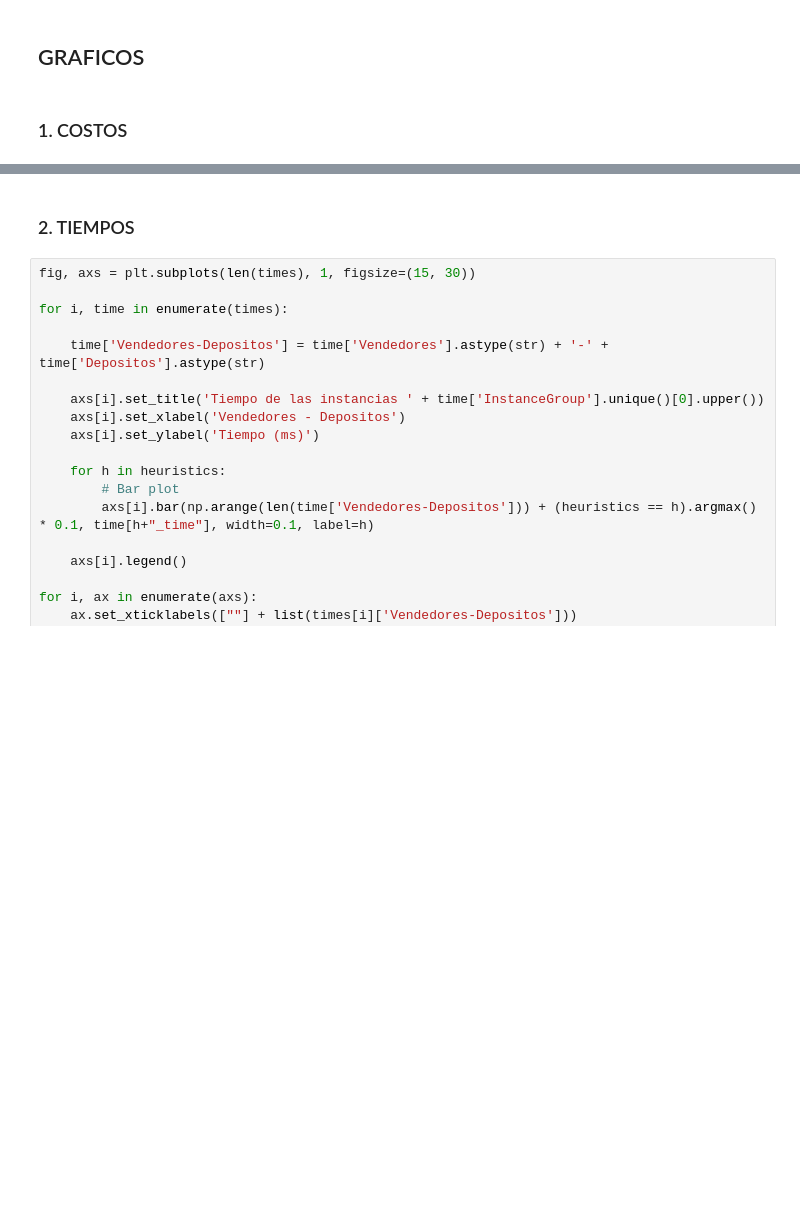
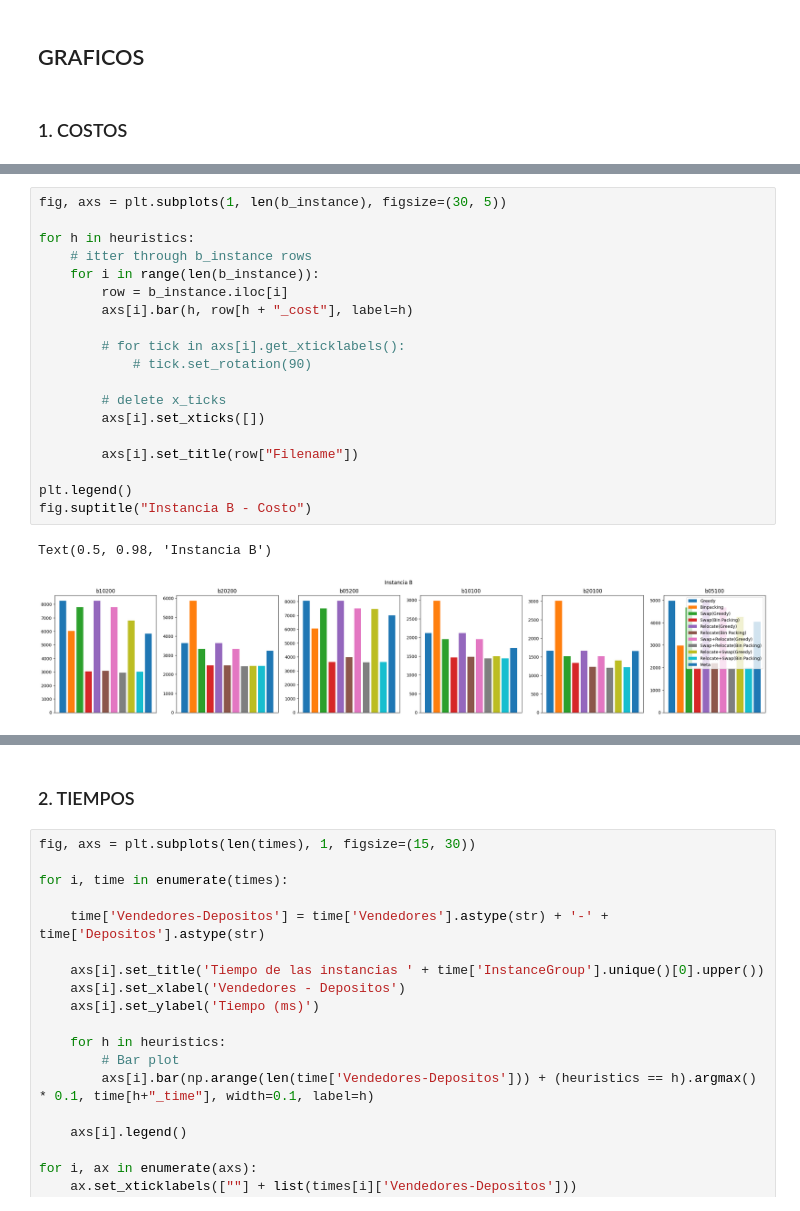
Before and after one commit to IgnacioPardo/TP2_TDV, a Jupyter notebook: src/scripts/experimentacion.ipynb, the cells around one changed output, grey strips where cells are left out. Cells and saved outputs as stored; diff of their text form; blank space fills up the shorter version.

```diff
--- a/src/scripts/experimentacion.ipynb
+++ b/src/scripts/experimentacion.ipynb
@@ -201,0 +249,22 @@ for tick in ax.get_xticklabels():
+# %%
+fig, axs = plt.subplots(1, len(b_instance), figsize=(30, 5))
+
+for h in heuristics:
+    # itter through b_instance rows
+    for i in range(len(b_instance)):
+        row = b_instance.iloc[i]
+        axs[i].bar(h, row[h + "_cost"], label=h)
+
+        # for tick in axs[i].get_xticklabels():
+            # tick.set_rotation(90)
+
+        # delete x_ticks
+        axs[i].set_xticks([])
+
+        axs[i].set_title(row["Filename"])
+
+plt.legend()
+fig.suptitle("Instancia B - Costo")
+# %% [output]
+Text(0.5, 0.98, 'Instancia B')
+[figure, added]
```
Also changed, not shown: parts of 17 cells of this notebook, 3 other files.
